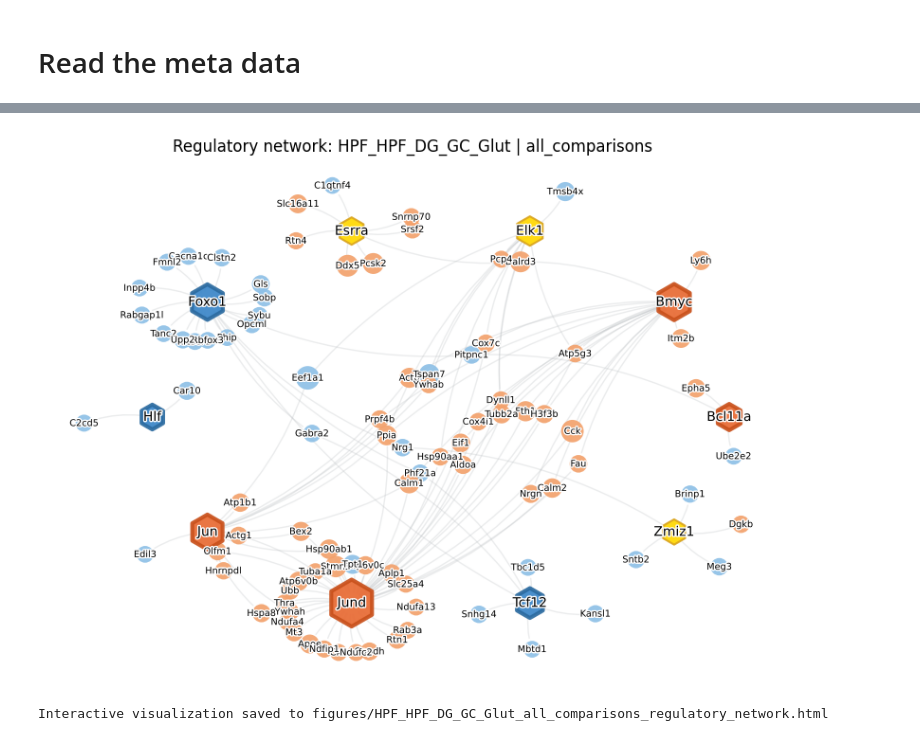
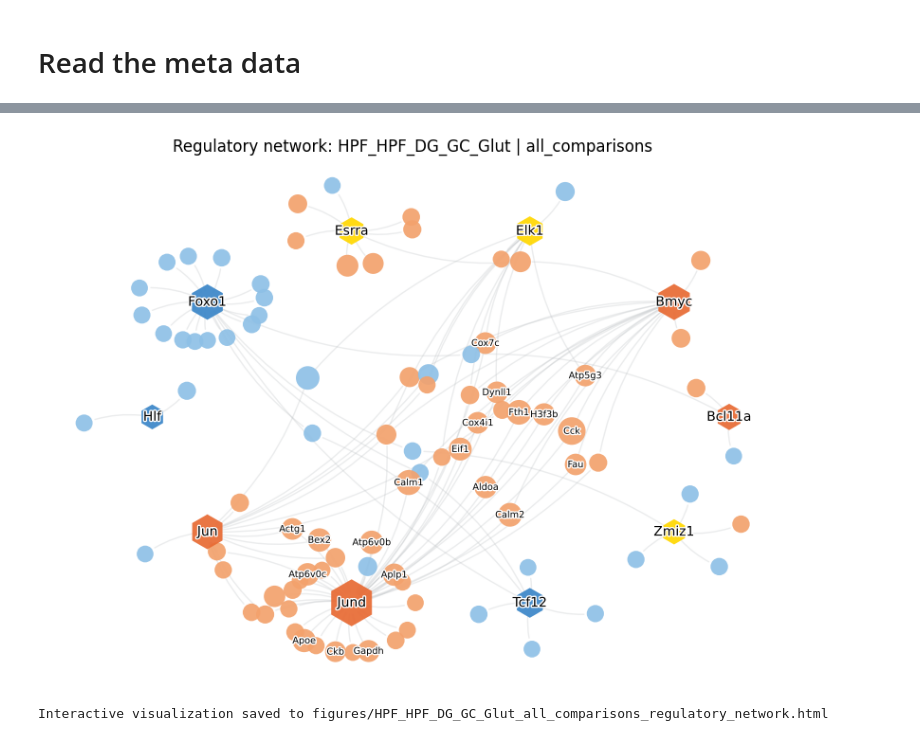
Before and after one commit to juychen/scmmd, a Jupyter notebook: 16snscenicGraph.ipynb, the cells around one changed output, grey strips where cells are left out. Drawn from its saved outputs; the diff is of its cells as text; code cells hidden in the pictures.

```diff
--- a/16snscenicGraph.ipynb
+++ b/16snscenicGraph.ipynb
@@ -391,7 +391,7 @@ print(f'n_edges: {len(network_edges)}')
 print(f'n_tfs: {network_edges["TF"].nunique()}')
 print(f'n_genes: {network_edges["Gene"].nunique()}')
 # %%
-def build_organic_cluster_layout(graph, tf_list, gene_list):
+def build_organic_cluster_layout(graph, tf_list, gene_list, highlight_genes=None):
     import random
     random.seed(42)
     np.random.seed(42)
@@ -408,6 +408,8 @@ def build_organic_cluster_layout(graph, tf_list, gene_list):
         for i, tf in enumerate(tf_list):
             pos[tf] = np.array([tf_radius * np.cos(angles[i]), tf_radius * np.sin(angles[i])])
 
+    highlight_set = set(highlight_genes) if highlight_genes else set()
+
     # 步骤 2：微观布局 - 手动制造紧凑但略微拉开的"星爆"簇
     for gene in gene_list:
         parents = list(graph.predecessors(gene))
@@ -418,11 +420,16 @@ def build_organic_cluster_layout(graph, tf_list, gene_list):
 
             # 【修改点 2】调大半径范围（从 0.6~0.7 放大到 0.8~1.2），让TF到Gene的连线更长
             r = np.random.uniform(0.1, 0.2)
+            # 高亮基因半径平均 1.5 倍
+            if gene in highlight_set:
+                r = r * 1.5
             pos[gene] = center + np.array([r * np.cos(angle), r * np.sin(angle)])
         elif len(parents) > 1:
             # 共享靶基因：拉到多个 TF 的几何中心
             center = np.mean([pos[p] for p in parents if p in pos], axis=0)
             noise = np.random.uniform(-0.05, 0.05, 2)  # 增加一些随机性
+            if gene in highlight_set:
+                noise = noise * 1.5
             pos[gene] = center + noise
         else:
             pos[gene] = np.array([0, 0])
@@ -439,7 +446,8 @@ def build_organic_cluster_layout(graph, tf_list, gene_list):
     return pos
 
 def visualize_regulatory_network(metadata_df, importance_col='importance', weight_col='importance_TF2G', figure_size=(15, 9),
-                               top_n=100, output_html='figures/network.html', title='SCENIC+ Regulatory Network', df_deg=None):
+                               top_n=100, output_html='figures/network.html', title='SCENIC+ Regulatory Network', df_deg=None,
+                               highlight_genes=None):
     from pyvis.network import Network
 
     if metadata_df.empty:
@@ -506,16 +514,16 @@ def visualize_regulatory_network(metadata_df, importance_col='importance', weigh
         if deg_info is not None and deg_info['condition'] == 'UP':
             fill_color = '#E86A33' if is_tf else '#F3A26D'
             edge_color = '#C9511C'
-            edge_width = 3 if is_tf else 0
+            edge_width = 0 if is_tf else 0
         elif deg_info is not None and deg_info['condition'] == 'DOWN':
             fill_color = '#3A86C8' if is_tf else '#8EC0E6'
             edge_color = '#2C6BA0'
-            edge_width = 3 if is_tf else 0
+            edge_width = 0 if is_tf else 0
         else:
             if is_tf:
                 fill_color = '#FFD700'
                 edge_color = '#DAA520'
-                edge_width = 1.5
+                edge_width = 0
             else:
                 fill_color = 'lightgray'
                 edge_color = 'lightgray'
@@ -526,9 +534,10 @@ def visualize_regulatory_network(metadata_df, importance_col='importance', weigh
         node_edge_widths[node] = edge_width
 
     plt.figure(figsize=figure_size)
-    pos = build_organic_cluster_layout(G, tf_nodes, gene_nodes)
+    pos = build_organic_cluster_layout(G, tf_nodes, gene_nodes, highlight_genes=highlight_genes)
 
     node_sizes = []
+    highlight_set = set(highlight_genes) if highlight_genes else set()
     for node in G.nodes():
         deg_info = deg_lookup.get(node)
         base_size = 260 if node in tf_node_set else 120
@@ -537,7 +546,11 @@ def visualize_regulatory_network(metadata_df, importance_col='importance', weigh
             fold_change = abs(deg_info['de_coef']) * (520 if node in tf_node_set else 320)
         else:
             fold_change = 0
-        node_sizes.append(base_size + degree_size + fold_change)
+        total_size = base_size + degree_size + fold_change
+        # 高亮基因节点 1.5 倍大小
+        if node in highlight_set and node not in tf_node_set:
+            total_size = total_size * 1.5
+        node_sizes.append(total_size)
 
     node_shapes = {node: 'h' if node in tf_node_set else 'o' for node in G.nodes()}
     for shape in set(node_shapes.values()):
@@ -566,7 +579,8 @@ def visualize_regulatory_network(metadata_df, importance_col='importance', weigh
 
     import matplotlib.patheffects as path_effects
     tf_labels = {node: format_label(node) for node in tf_nodes if node in pos}
-    gene_labels = {node: format_label(node) for node in gene_nodes if node in pos}
+    # 只有高亮基因才显示文字标签
+    gene_labels = {node: format_label(node) for node in gene_nodes if node in pos and node in highlight_set}
     tf_text_labels = nx.draw_networkx_labels(
         G, pos, labels=tf_labels, font_size=10, font_family='sans-serif',
         bbox=dict(facecolor='none', pad=0.1, edgecolor='none')
@@ -607,15 +638,16 @@ def visualize_regulatory_network(metadata_df, importance_col='importance', weigh
 # %%
 
 visualize_regulatory_network(
     network_edges,
     importance_col='importance',
     weight_col='importance_TF2G',
     figure_size=(8,6),
     top_n=min(150, len(network_edges)),
     output_html=f'figures/{selected_ctname}_{comparison_label}_regulatory_network.html',
     title=f'Regulatory network: {selected_ctname} | {comparison_label}',
+    highlight_genes = network_edges['Gene'].unique().tolist()[:20],
     df_deg=df_deg_network
 )
 # %% [output]
-[figure, old version]
+[figure, new version]
 Interactive visualization saved to figures/HPF_HPF_DG_GC_Glut_all_comparisons_regulatory_network.html
```
Also changed, not shown: parts of 1 cell of this notebook.
